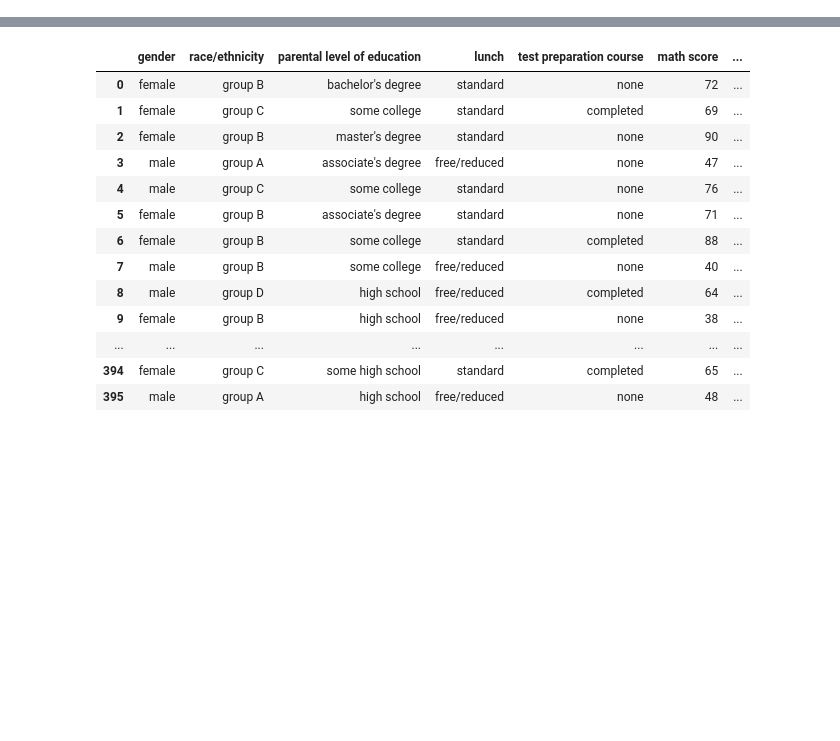
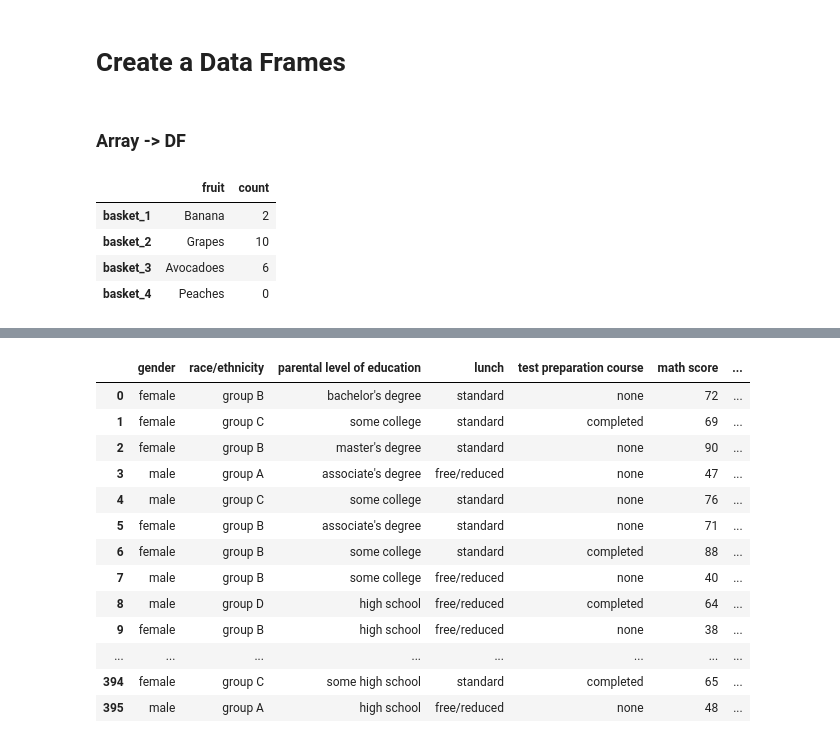
Before and after one commit to Dbarbanakov/Data-Science-with-Python, a Jupyter notebook: 01_pandas/01_creating_and_displaying_data_frames.ipynb, the cells around one changed output, grey strips where cells are left out. Drawn from its saved outputs; the diff is of its cells as text; code cells hidden in the pictures; blank space fills up the shorter version.

```diff
--- a/01_pandas/02_displaying_data_frames.ipynb
+++ b/01_pandas/01_creating_and_displaying_data_frames.ipynb
@@ -2 +3,20 @@
 import pandas as pd
+# %% [markdown]
+# Create a Data Frames
+# %% [markdown]
+### Array -> DF
+# %%
+# creating an np array
+data = np.array([['Banana',2], ['Grapes',10], ['Avocadoes',6], ['Peaches',0]])
+# %%
+# creating a data frame
+df = pd.DataFrame(data, index=['basket_1', 'basket_2', 'basket_3', 'basket_4'], columns=['fruit', 'count'])
+# %%
+# displaying the data frame
+df
+# %% [output]
+|  | fruit | count |
+| basket_1 | Banana | 2 |
+| basket_2 | Grapes | 10 |
+| basket_3 | Avocadoes | 6 |
+| basket_4 | Peaches | 0 |
```
Also changed, not shown: parts of 15 cells of this notebook, 2 other files.
